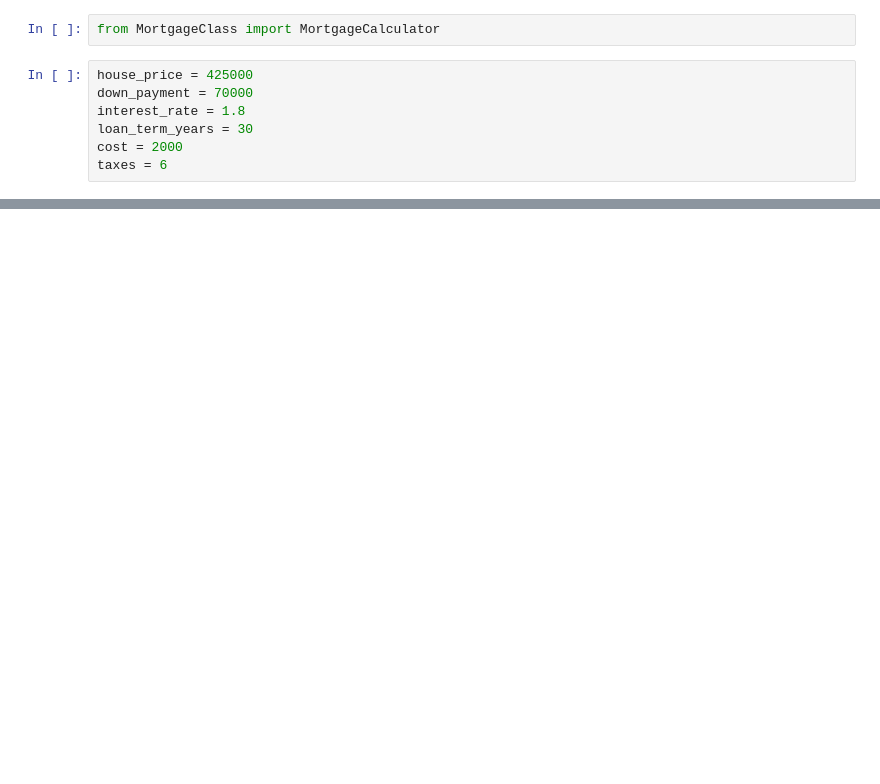
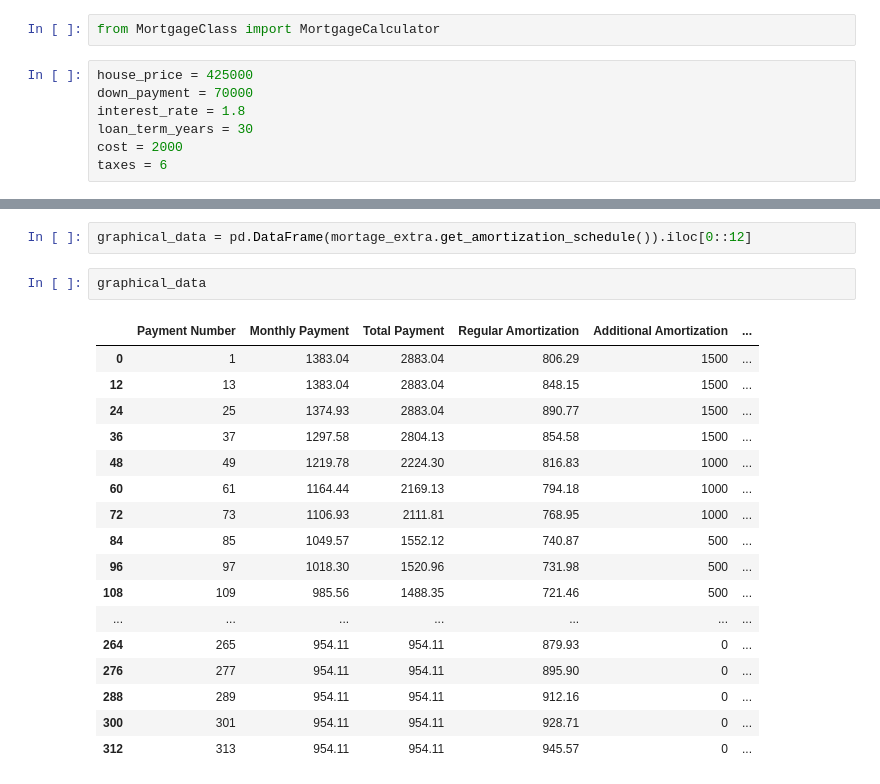
Before and after one commit to rriesco/mortgage-calculator, a Jupyter notebook: test.ipynb, the cells around one changed output, grey strips where cells are left out. Saved outputs shown, nothing was run; the diff lists cells and outputs as text; blank space fills up the shorter version.

```diff
--- a/test.ipynb
+++ b/test.ipynb
@@ -55,0 +76,22 @@ mortage_extra.total_interest_paid
+# %%
+graphical_data = pd.DataFrame(mortage_extra.get_amortization_schedule()).iloc[0::12]
+# %%
+graphical_data
+# %% [output]
+|  | Payment Number | Monthly Payment | Total Payment | Regular Amortization | Additional Amortization | ... |
+| 0 | 1 | 1383.04 | 2883.04 | 806.29 | 1500 | ... |
+| 12 | 13 | 1383.04 | 2883.04 | 848.15 | 1500 | ... |
+| 24 | 25 | 1374.93 | 2883.04 | 890.77 | 1500 | ... |
+| 36 | 37 | 1297.58 | 2804.13 | 854.58 | 1500 | ... |
+| 48 | 49 | 1219.78 | 2224.30 | 816.83 | 1000 | ... |
+| 60 | 61 | 1164.44 | 2169.13 | 794.18 | 1000 | ... |
+| 72 | 73 | 1106.93 | 2111.81 | 768.95 | 1000 | ... |
+| 84 | 85 | 1049.57 | 1552.12 | 740.87 | 500 | ... |
+| 96 | 97 | 1018.30 | 1520.96 | 731.98 | 500 | ... |
+| 108 | 109 | 985.56 | 1488.35 | 721.46 | 500 | ... |
+| ... | ... | ... | ... | ... | ... | ... |
+| 264 | 265 | 954.11 | 954.11 | 879.93 | 0 | ... |
+| 276 | 277 | 954.11 | 954.11 | 895.90 | 0 | ... |
+| 288 | 289 | 954.11 | 954.11 | 912.16 | 0 | ... |
+| 300 | 301 | 954.11 | 954.11 | 928.71 | 0 | ... |
+| 312 | 313 | 954.11 | 954.11 | 945.57 | 0 | ... |
```
Also changed, not shown: parts of 11 cells of this notebook, 4 other files.
